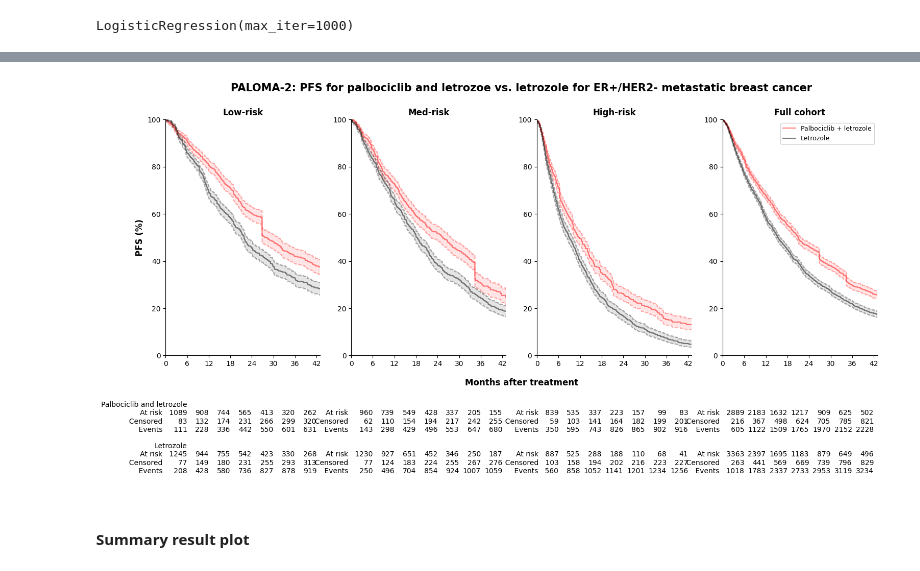
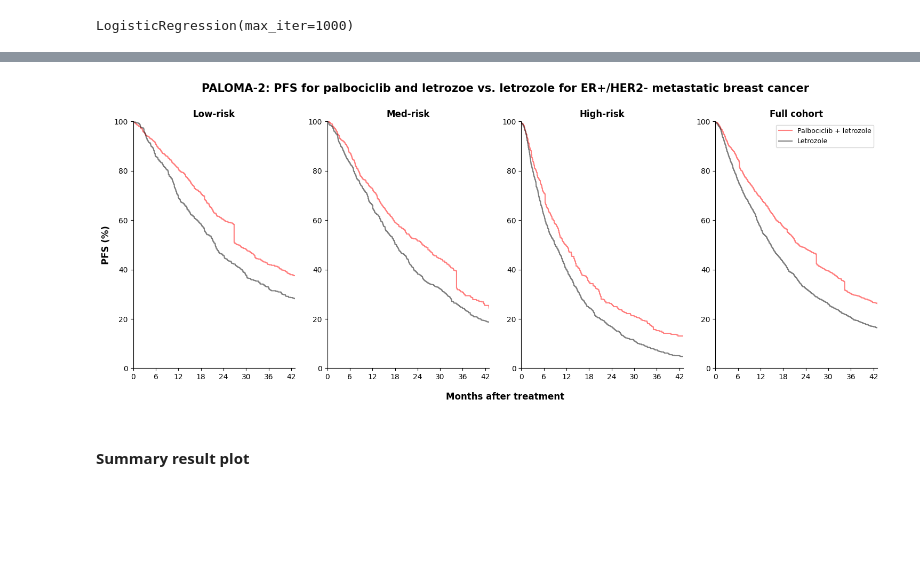
Before and after one commit to xavier-orcutt/TrialTranslator-notebooks, a Jupyter notebook: breast/rtrials_wt3r_33c.ipynb, the cells around one changed output, grey strips where cells are left out. Drawn from its saved outputs; the diff is of its cells as text; code cells hidden in the pictures; blank space fills up the shorter version.

```diff
--- a/breast/rtrials_wt3r_33c.ipynb
+++ b/breast/rtrials_wt3r_33c.ipynb
@@ -836,10 +858,12 @@ LogisticRegression(max_iter=1000)
 pred_low = lr_paloma2_low.predict_proba(paloma2_low_x)
 pred_med = lr_paloma2_med.predict_proba(paloma2_med_x)
 pred_high = lr_paloma2_high.predict_proba(paloma2_high_x)
+pred_all = lr_paloma2_all.predict_proba(paloma2_all_x)
 # %%
 paloma2_iptw_low['ps'] = pred_low[:, 1]
 paloma2_iptw_med['ps'] = pred_med[:, 1]
 paloma2_iptw_high['ps'] = pred_high[:, 1]
+paloma2_iptw_all['ps'] = pred_all[:, 1]
 # %%
 paloma2_iptw_low['weight'] = (
     np.where(paloma2_iptw_low['let_palb'] == 1, 1/paloma2_iptw_low['ps'], 1/(1 - paloma2_iptw_low['ps'])))
@@ -849,8 +873,9 @@ paloma2_iptw_med['weight'] = (
 
 paloma2_iptw_high['weight'] = (
     np.where(paloma2_iptw_high['let_palb'] == 1, 1/paloma2_iptw_high['ps'], 1/(1 - paloma2_iptw_high['ps'])))
+
+paloma2_iptw_all['weight'] = (
+    np.where(paloma2_iptw_all['let_palb'] == 1, 1/paloma2_iptw_all['ps'], 1/(1 - paloma2_iptw_all['ps'])))
-# %%
-paloma2_iptw_all = pd.concat([paloma2_iptw_low, paloma2_iptw_med, paloma2_iptw_high])
 # %%
 # Low KM curves
 kmf_low_plet_paloma2_iptw = KaplanMeierFitter()
@@ -920,14 +945,8 @@ fig = plt.figure(figsize=(18, 6))
 plt.subplot(1, 4, 1)
 
 plt.step(kmf_low_plet_paloma2_iptw.timeline, kmf_low_plet_paloma2_iptw.survival_function_.values*100, color = 'red', alpha = 0.5)
-plt.step(kmf_low_plet_paloma2_iptw.confidence_interval_.index, np.array(kmf_low_plet_paloma2_iptw.confidence_interval_['KM_estimate_upper_0.95'])*100, linestyle = '--', color = 'red', alpha = 0.3)
-plt.step(kmf_low_plet_paloma2_iptw.confidence_interval_.index, np.array(kmf_low_plet_paloma2_iptw.confidence_interval_['KM_estimate_lower_0.95'])*100, linestyle = '--', color = 'red', alpha = 0.3)
-plt.fill_between(kmf_low_plet_paloma2_iptw.timeline, np.array(kmf_low_plet_paloma2_iptw.confidence_interval_['KM_estimate_upper_0.95'])*100, np.array(kmf_low_plet_paloma2_iptw.confidence_interval_['KM_estimate_lower_0.95'])*100, facecolor = 'red', alpha = 0.1)
 
 plt.step(kmf_low_let_paloma2_iptw.timeline, kmf_low_let_paloma2_iptw.survival_function_.values*100, color = 'black', alpha = 0.5)
-plt.step(kmf_low_let_paloma2_iptw.confidence_interval_.index, np.array(kmf_low_let_paloma2_iptw.confidence_interval_['KM_estimate_upper_0.95'])*100, linestyle = '--', color = 'black', alpha = 0.3)
-plt.step(kmf_low_let_paloma2_iptw.confidence_interval_.index, np.array(kmf_low_let_paloma2_iptw.confidence_interval_['KM_estimate_lower_0.95'])*100, linestyle = '--', color = 'black', alpha = 0.3)
-plt.fill_between(kmf_low_let_paloma2_iptw.timeline, np.array(kmf_low_let_paloma2_iptw.confidence_interval_['KM_estimate_upper_0.95'])*100, np.array(kmf_low_let_paloma2_iptw.confidence_interval_['KM_estimate_lower_0.95'])*100, facecolor = 'black', alpha = 0.1)
 
 plt.xticks(np.arange(0, 43, 6))
 plt.xlim(0, 43)
@@ -939,20 +958,12 @@ plt.ylabel('PFS (%)', size = 12, weight = 'bold')
 plt.gca().spines['top'].set_visible(False)
 plt.gca().spines['right'].set_visible(False)
 
-add_at_risk_counts(kmf_low_plet_paloma2_iptw, kmf_low_let_paloma2_iptw, ypos = -0.8, xticks = np.arange(6, 43, 6), labels = ['Palbociclib and letrozole', 'Letrozole'])
-
 # Plot survival curves for med risk group.
 plt.subplot(1, 4, 2)
 
 plt.step(kmf_med_plet_paloma2_iptw.timeline, kmf_med_plet_paloma2_iptw.survival_function_.values*100, color = 'red', alpha = 0.5)
-plt.step(kmf_med_plet_paloma2_iptw.confidence_interval_.index, np.array(kmf_med_plet_paloma2_iptw.confidence_interval_['KM_estimate_upper_0.95'])*100, linestyle = '--', color = 'red', alpha = 0.3)
-plt.step(kmf_med_plet_paloma2_iptw.confidence_interval_.index, np.array(kmf_med_plet_paloma2_iptw.confidence_interval_['KM_estimate_lower_0.95'])*100, linestyle = '--', color = 'red', alpha = 0.3)
-plt.fill_between(kmf_med_plet_paloma2_iptw.timeline, np.array(kmf_med_plet_paloma2_iptw.confidence_interval_['KM_estimate_upper_0.95'])*100, np.array(kmf_med_plet_paloma2_iptw.confidence_interval_['KM_estimate_lower_0.95'])*100, facecolor = 'red', alpha = 0.1)
 
 plt.step(kmf_med_let_paloma2_iptw.timeline, kmf_med_let_paloma2_iptw.survival_function_.values*100, color = 'black', alpha = 0.5)
-plt.step(kmf_med_let_paloma2_iptw.confidence_interval_.index, np.array(kmf_med_let_paloma2_iptw.confidence_interval_['KM_estimate_upper_0.95'])*100, linestyle = '--', color = 'black', alpha = 0.3)
-plt.step(kmf_med_let_paloma2_iptw.confidence_interval_.index, np.array(kmf_med_let_paloma2_iptw.confidence_interval_['KM_estimate_lower_0.95'])*100, linestyle = '--', color = 'black', alpha = 0.3)
-plt.fill_between(kmf_med_let_paloma2_iptw.timeline, np.array(kmf_med_let_paloma2_iptw.confidence_interval_['KM_estimate_upper_0.95'])*100, np.array(kmf_med_let_paloma2_iptw.confidence_interval_['KM_estimate_lower_0.95'])*100, facecolor = 'black', alpha = 0.1)
 
 plt.xticks(np.arange(0, 43, 6))
 plt.xlim(0, 43)
@@ -963,20 +974,12 @@ plt.title('Med-risk', weight = 'bold')
 plt.gca().spines['top'].set_visible(False)
 plt.gca().spines['right'].set_visible(False)
 
-add_at_risk_counts(kmf_med_plet_paloma2_iptw, kmf_med_let_paloma2_iptw, ypos = -0.8, xticks = np.arange(6, 43, 6), labels = [' ', ' '])
-
 # Plot survival curves by treatment for high risk group.
 plt.subplot(1, 4, 3)
 
 plt.step(kmf_high_plet_paloma2_iptw.timeline, kmf_high_plet_paloma2_iptw.survival_function_.values*100, color = 'red', alpha = 0.5)
-plt.step(kmf_high_plet_paloma2_iptw.confidence_interval_.index, np.array(kmf_high_plet_paloma2_iptw.confidence_interval_['KM_estimate_upper_0.95'])*100, linestyle = '--', color = 'red', alpha = 0.3)
-plt.step(kmf_high_plet_paloma2_iptw.confidence_interval_.index, np.array(kmf_high_plet_paloma2_iptw.confidence_interval_['KM_estimate_lower_0.95'])*100, linestyle = '--', color = 'red', alpha = 0.3)
-plt.fill_between(kmf_high_plet_paloma2_iptw.timeline, np.array(kmf_high_plet_paloma2_iptw.confidence_interval_['KM_estimate_upper_0.95'])*100, np.array(kmf_high_plet_paloma2_iptw.confidence_interval_['KM_estimate_lower_0.95'])*100, facecolor = 'red', alpha = 0.1)
 
 plt.step(kmf_high_let_paloma2_iptw.timeline, kmf_high_let_paloma2_iptw.survival_function_.values*100, color = 'black', alpha = 0.5)
-plt.step(kmf_high_let_paloma2_iptw.confidence_interval_.index, np.array(kmf_high_let_paloma2_iptw.confidence_interval_['KM_estimate_upper_0.95'])*100, linestyle = '--', color = 'black', alpha = 0.3)
-plt.step(kmf_high_let_paloma2_iptw.confidence_interval_.index, np.array(kmf_high_let_paloma2_iptw.confidence_interval_['KM_estimate_lower_0.95'])*100, linestyle = '--', color = 'black', alpha = 0.3)
-plt.fill_between(kmf_high_let_paloma2_iptw.timeline, np.array(kmf_high_let_paloma2_iptw.confidence_interval_['KM_estimate_upper_0.95'])*100, np.array(kmf_high_let_paloma2_iptw.confidence_interval_['KM_estimate_lower_0.95'])*100, facecolor = 'black', alpha = 0.1)
 
 plt.xticks(np.arange(0, 43, 6))
 plt.xlim(0, 43)
@@ -985,44 +988,34 @@ plt.ylim(0, 100)
 plt.title('High-risk', weight = 'bold')
 
 plt.gca().spines['top'].set_visible(False)
 plt.gca().spines['right'].set_visible(False)
 
-add_at_risk_counts(kmf_high_plet_paloma2_iptw, kmf_high_let_paloma2_iptw, ypos = -0.8, xticks = np.arange(6, 43, 6), labels = [' ', ' '])
-
 # Plot survival curves by treatment for all risk group.
 plt.subplot(1, 4, 4)
 
 plt.step(kmf_all_plet_paloma2_iptw.timeline, kmf_all_plet_paloma2_iptw.survival_function_.values*100, color = 'red', alpha = 0.5, label = 'Palbociclib + letrozole')
-plt.step(kmf_all_plet_paloma2_iptw.confidence_interval_.index, np.array(kmf_all_plet_paloma2_iptw.confidence_interval_['KM_estimate_upper_0.95'])*100, linestyle = '--', color = 'red', alpha = 0.3)
-plt.step(kmf_all_plet_paloma2_iptw.confidence_interval_.index, np.array(kmf_all_plet_paloma2_iptw.confidence_interval_['KM_estimate_lower_0.95'])*100, linestyle = '--', color = 'red', alpha = 0.3)
-plt.fill_between(kmf_all_plet_paloma2_iptw.timeline, np.array(kmf_all_plet_paloma2_iptw.confidence_interval_['KM_estimate_upper_0.95'])*100, np.array(kmf_all_plet_paloma2_iptw.confidence_interval_['KM_estimate_lower_0.95'])*100, facecolor = 'red', alpha = 0.1)
 
 plt.step(kmf_all_let_paloma2_iptw.timeline, kmf_all_let_paloma2_iptw.survival_function_.values*100, color = 'black', alpha = 0.5, label = 'Letrozole')
-plt.step(kmf_all_let_paloma2_iptw.confidence_interval_.index, np.array(kmf_all_let_paloma2_iptw.confidence_interval_['KM_estimate_upper_0.95'])*100, linestyle = '--', color = 'black', alpha = 0.3)
-plt.step(kmf_all_let_paloma2_iptw.confidence_interval_.index, np.array(kmf_all_let_paloma2_iptw.confidence_interval_['KM_estimate_lower_0.95'])*100, linestyle = '--', color = 'black', alpha = 0.3)
-plt.fill_between(kmf_all_let_paloma2_iptw.timeline, np.array(kmf_all_let_paloma2_iptw.confidence_interval_['KM_estimate_upper_0.95'])*100, np.array(kmf_all_let_paloma2_iptw.confidence_interval_['KM_estimate_lower_0.95'])*100, facecolor = 'black', alpha = 0.1)
 
 plt.xticks(np.arange(0, 43, 6))
 plt.xlim(0, 43)
 plt.ylim(0, 100)
 
 plt.title('Full cohort', weight = 'bold')
 
 plt.gca().spines['top'].set_visible(False)
 plt.gca().spines['right'].set_visible(False)
 
 plt.legend(loc = 'upper right', prop = {'size': 9})
 
-add_at_risk_counts(kmf_all_plet_paloma2_iptw, kmf_all_let_paloma2_iptw, ypos = -0.8, xticks = np.arange(6, 43, 6), labels = [' ', ' '])
-
 fig.add_subplot(1, 1, 1, frameon = False)
 plt.tick_params(labelcolor = 'none', which = 'both', top = False, bottom = False, left = False, right = False)
 plt.xlabel('Months after treatment', labelpad = 15, size = 12, weight = 'bold')
 plt.title('PALOMA-2: PFS for palbociclib and letrozoe vs. letrozole for ER+/HER2- metastatic breast cancer', pad = 40, size = 15, weight = 'bold')
 
 plt.show()
 # %% [output]
-[figure, old version]
+[figure, new version]
 # %% [markdown]
 #### Summary result plot
 # %%
```
Also changed, not shown: parts of 15 cells of this notebook, 2 other files.
